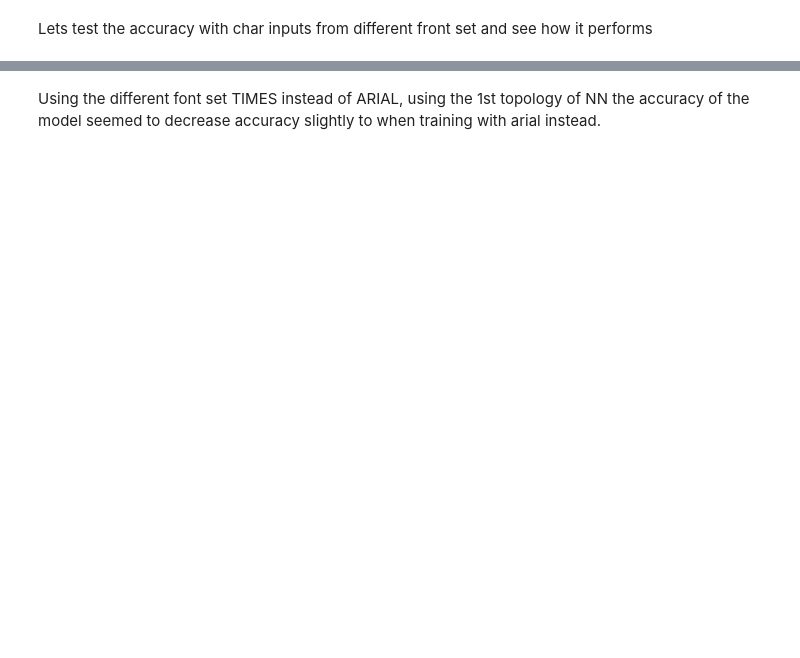
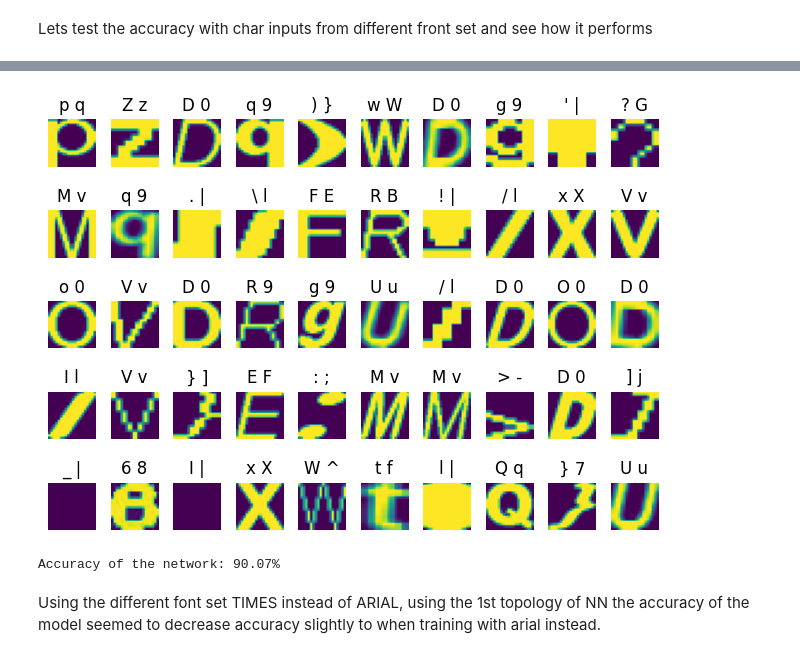
Before and after one commit to BrianErichsen/6017, a Jupyter notebook: HW6/char_classifier_NN.ipynb, the cells around one changed output, grey strips where cells are left out. Cells and saved outputs as stored; diff of their text form; code cells hidden in the pictures; blank space fills up the shorter version.

```diff
--- a/HW6/char_classifier_NN.ipynb
+++ b/HW6/char_classifier_NN.ipynb
@@ -180,7 +195,7 @@ Accuracy of the network: 60.80%
 
 from sklearn.model_selection import train_test_split
 # random number is arbitrary
-x_train, x_test, y_train, y_test = train_test_split(Xs, Ys, test_size=0.2, random_state=42)
+x_train, x_test, y_train, y_test = train_test_split(Xs, Ys, test_size=0.5, random_state=42)
 train_data = TensorDataset(x_train, y_train)
 test_data = TensorDataset(x_test, y_test)
 
@@ -196,7 +211,7 @@ def validade_CV(model, test_dataset):
     with torch.no_grad():
         for data in test_loader:
             images, labels = data
-            #images, labels = images.to(device), labels.to(device).view(-1)
+            images, labels = images.to(device), labels.to(device).view(-1)
             outputs = model(images)
             loss = criterion(outputs, labels)
             test_loss += loss.item()
@@ -433,6 +397,9 @@ Lets test the accuracy with char inputs from different front set and see how it
 
 # loads data into variable
 data = pd.read_csv('ARIAL.csv')
+
+# lets filter out non printable graphic characters // between 33 to 126
+data = data[(data['m_label'] > 32) & (data['m_label'] < 127)]
 
 # selects which columns to keep m_label and all the r{x} c{y}
 columns_to_keep = ['m_label']
@@ -450,7 +417,7 @@ Xs = torch.tensor(Xs, dtype=torch.float32).reshape(-1, 1, 20, 20) # between 0 an
 Ys = torch.tensor(Ys, dtype=torch.long) # can be long int
 
 # random number is arbitrary
-x_train, x_test, y_train, y_test = train_test_split(Xs, Ys, test_size=0.2, random_state=42)
+x_train, x_test, y_train, y_test = train_test_split(Xs, Ys, test_size=0.5, random_state=42)
 train_data = TensorDataset(x_train, y_train)
 test_data = TensorDataset(x_test, y_test)
 
@@ -491,3 +443,5 @@ Accuracy of the network: 55.24%
+[figure, added]
+Accuracy of the network: 90.07%
 # %% [markdown]
 Using the different font set TIMES instead of ARIAL, using the 1st topology of NN the accuracy of the model seemed to decrease accuracy slightly to when training with arial instead.
 # %%
```
Also changed, not shown: parts of 12 cells of this notebook.
